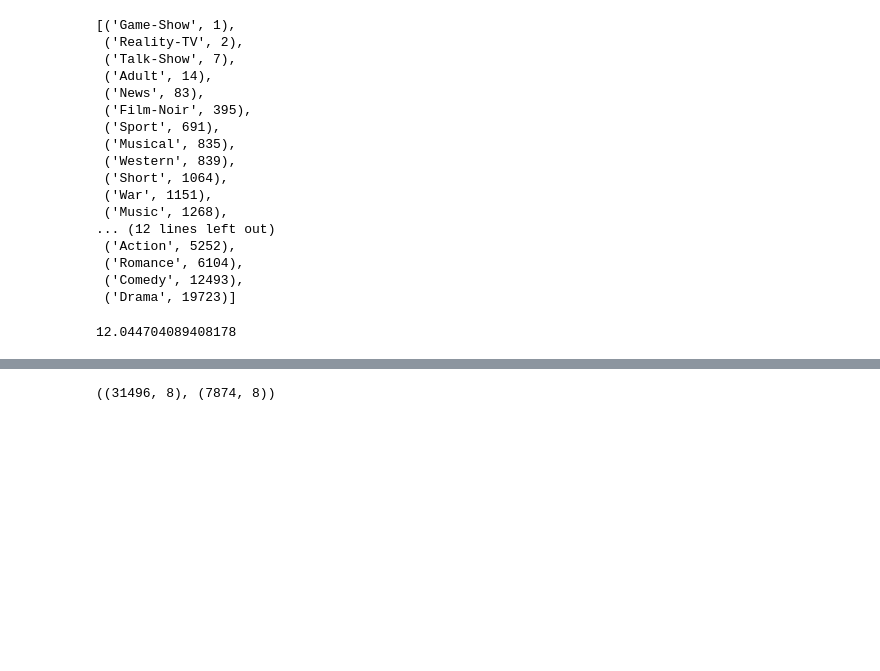
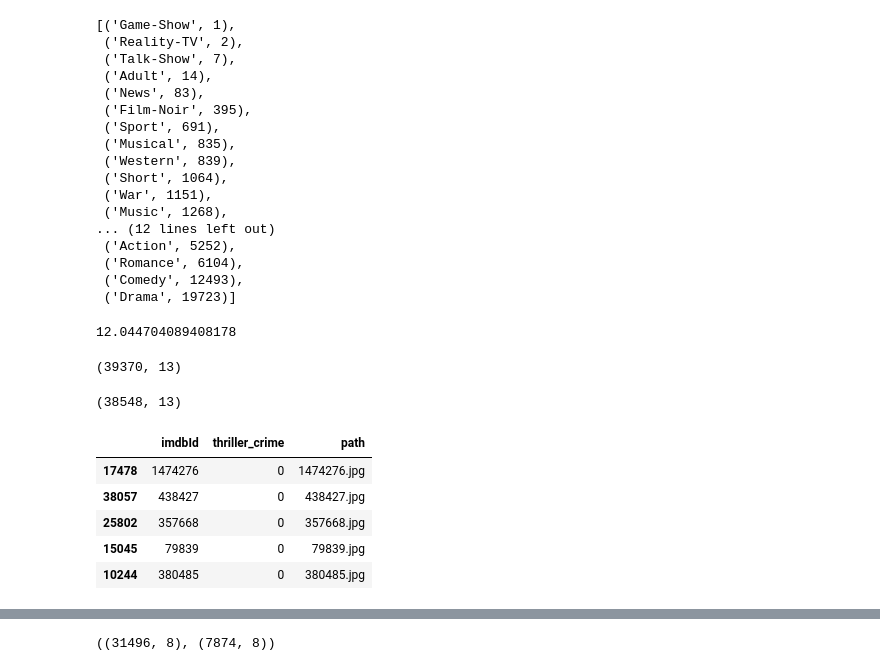
Before and after one commit to FraPochetti/KagglePlaygrounds, a Jupyter notebook: MXNetImage.ipynb, the cells around one changed output, grey strips where cells are left out. Saved outputs shown, nothing was run; the diff lists cells and outputs as text; code cells hidden in the pictures; blank space fills up the shorter version.

```diff
--- a/MXNetImage.ipynb
+++ b/MXNetImage.ipynb
@@ -48,3 +48,5 @@ df = df.loc[~pd.isnull(df.Genre)]
 df.shape
 # %% [output]
 (39370, 6)
+# %%
+df['thriller_crime'] = df.Genre.apply(lambda x: 1 if 'Crime' in x or 'Thriller' in x else 0)
@@ -112,11 +118,30 @@ df['lst_labels'] = df['labels'].apply(lambda x: '\t'.join([str(i) for i in x]))
 df['abs_path'] = df.imdbId.apply(lambda x: os.path.join(FOLDER, 'posters', str(x) + '.jpg'))
 df['check'] = df.abs_path.apply(lambda x: 0 if cv2.imread(x) is None else 1)
 df['path'] = df.imdbId.astype(str) + '.jpg'
+# %%
+df.shape
+# %% [output]
+(39370, 13)
 # %%
 df = df.loc[df.check == 1]
+df.shape
+# %% [output]
+(38548, 13)
 # %%
 raw_train = df[['imdbId', 'lst_labels', 'path']].sample(int(len(df)*.8), random_state=42)
 raw_valid = df[['imdbId', 'lst_labels', 'path']].loc[~df.index.isin(raw_train.index)]
+# %%
+raw_train = df[['imdbId', 'thriller_crime', 'path']].sample(int(len(df)*.8), random_state=42)
+raw_valid = df[['imdbId', 'thriller_crime', 'path']].loc[~df.index.isin(raw_train.index)]
+# %%
+raw_train.head()
+# %% [output]
+|  | imdbId | thriller_crime | path |
+| 17478 | 1474276 | 0 | 1474276.jpg |
+| 38057 | 438427 | 0 | 438427.jpg |
+| 25802 | 357668 | 0 | 357668.jpg |
+| 15045 | 79839 | 0 | 79839.jpg |
+| 10244 | 380485 | 0 | 380485.jpg |
 # %%
 def save_lst(x, name):
     x.to_csv(os.path.join(FOLDER, 'temp.lst'), index=False, header=None, sep='\t')
```
Also changed, not shown: parts of 12 cells of this notebook.
